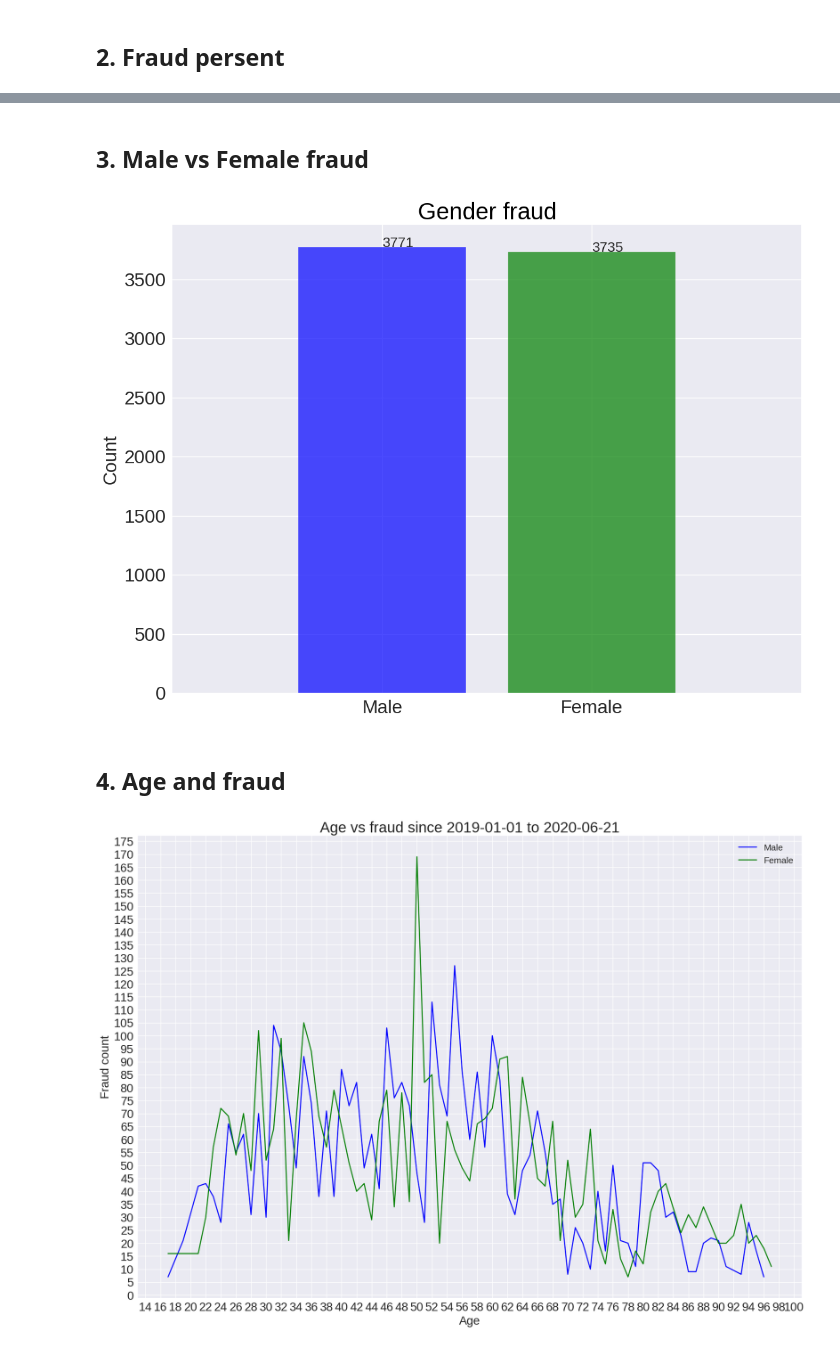
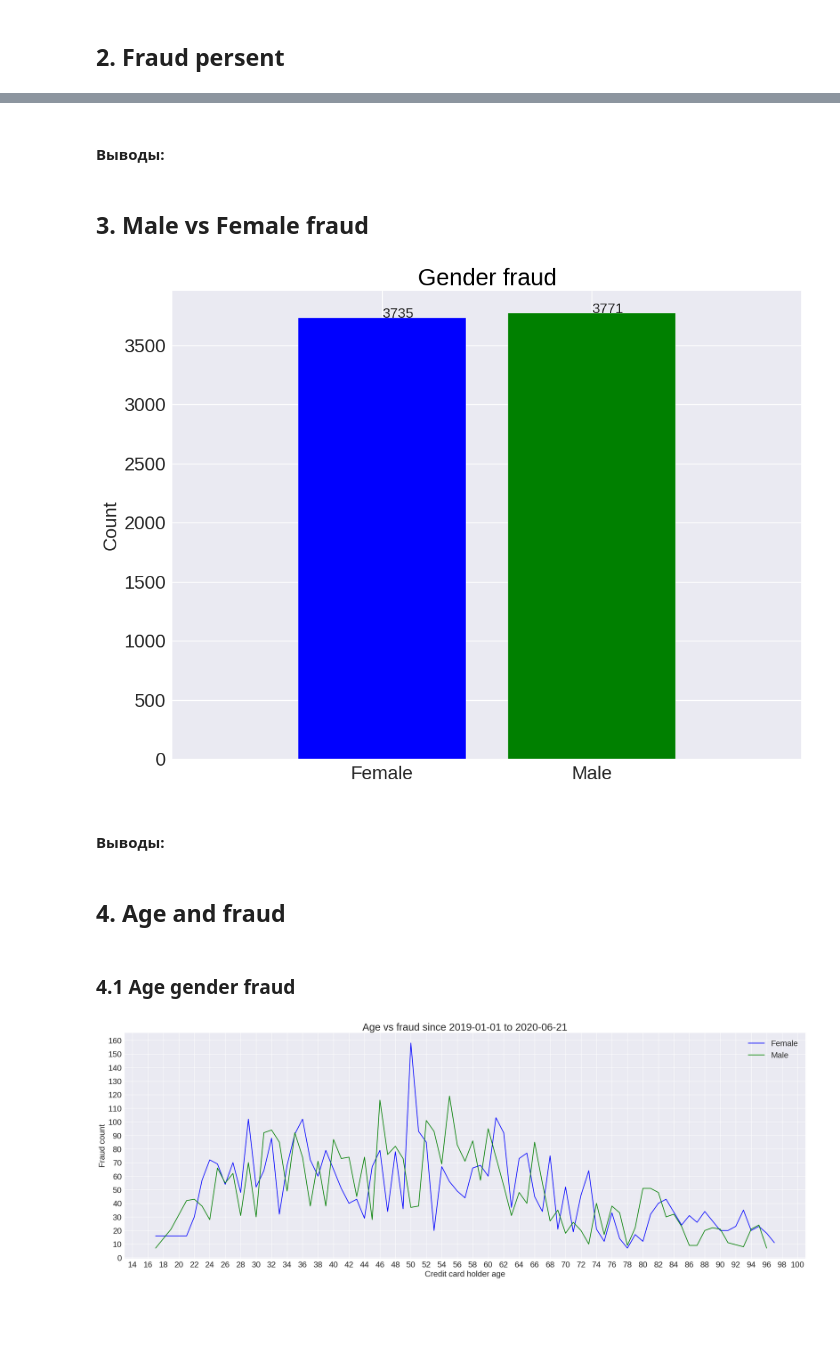
Before and after one commit to ToniPaltus/fraud_detection, a Jupyter notebook: main.ipynb, the cells around one changed output, grey strips where cells are left out. Cells and saved outputs as stored; diff of their text form; code cells hidden in the pictures; blank space fills up the shorter version.

```diff
--- a/main.ipynb
+++ b/main.ipynb
@@ -161,2 +160,4 @@ plt.show()
+# %% [markdown]
+#### Выводы:
 # %% [markdown]
 ## 3. Male vs Female fraud
@@ -168,14 +166,20 @@ fig, ax = plt.subplots(figsize=(12, 9))
 ax.set_title('Gender fraud', color='k')
 ax.set_ylabel('Count')
 
-ax.bar(['Male', 'Female'], [male_fraud, female_fraud], color=['b', 'g'], alpha=0.7)
-plt.text(0, male_fraud, male_fraud)
-plt.text(1, female_fraud, female_fraud)
+genders = df_train['gender'].unique()
+colors = ['blue', 'green']
+labels = ['Female', 'Male']
+for i, gender in enumerate(genders):
+    fraud_count = len(df_train[(df_train['is_fraud'] == 1) & (df_train['gender']==gender)])
+
+    ax.bar(labels[i], fraud_count, color=colors[i])
+    plt.text(i, fraud_count, fraud_count)
+
 plt.xlim([-1, 2])
-
 ax.grid(True)
-plt.show()
 # %% [output]
-[figure, old version]
+[figure, new version]
+# %% [markdown]
+#### Выводы:
 # %% [markdown]
 ## 4. Age and fraud
@@ -191,20 +186,28 @@ female_count = pd.DataFrame(df_female.groupby('age').sum('is_fraud')).values
+# %% [markdown]
+### 4.1 Age gender fraud
 # %%
-fig, ax = plt.subplots(figsize=(20,14))
+genders = df_train['gender'].unique()
+colors = ['blue', 'green']
+
+fig, ax = plt.subplots(figsize=(30,10))
 ax.set_title(f"Age vs fraud since {df_train['transaction_time'].min().date()} to {df_train['transaction_time'].max().date()}")
-ax.set_xlabel('Age')
+ax.set_xlabel('Credit card holder age')
 ax.set_ylabel('Fraud count')
 
-ax.plot(male_ages, male_count, c='b', label='Male')
-ax.plot(female_ages, female_count, c='g', label='Female')
+for i, gender in enumerate(genders):
+    df_= df_train[(df_train['gender'] == gender) & (df_train['is_fraud'] == 1)][['gender', 'age', 'is_fraud']]
+    ages = pd.DataFrame(df_.groupby('age').sum('is_fraud')).index
+    fraud_count = pd.DataFrame(df_.groupby('age').sum('is_fraud')).values
+
+    ax.plot(ages, fraud_count, c=colors[i])
 
 ax.xaxis.set_major_locator(ticker.MultipleLocator(2))
 ax.xaxis.set_minor_locator(ticker.MultipleLocator(1))
 
-ax.yaxis.set_major_locator(ticker.MultipleLocator(5))
+ax.yaxis.set_major_locator(ticker.MultipleLocator(10))
 ax.yaxis.set_minor_locator(ticker.MultipleLocator(1))
 
-plt.legend()
-plt.grid(visible=True)
-plt.show()
+plt.legend(fontsize=20, labels=['Female', 'Male'])
+ax.grid(True)
 # %% [output]
-[figure, old version]
+[figure, new version]
```
Also changed, not shown: parts of 27 cells of this notebook.
